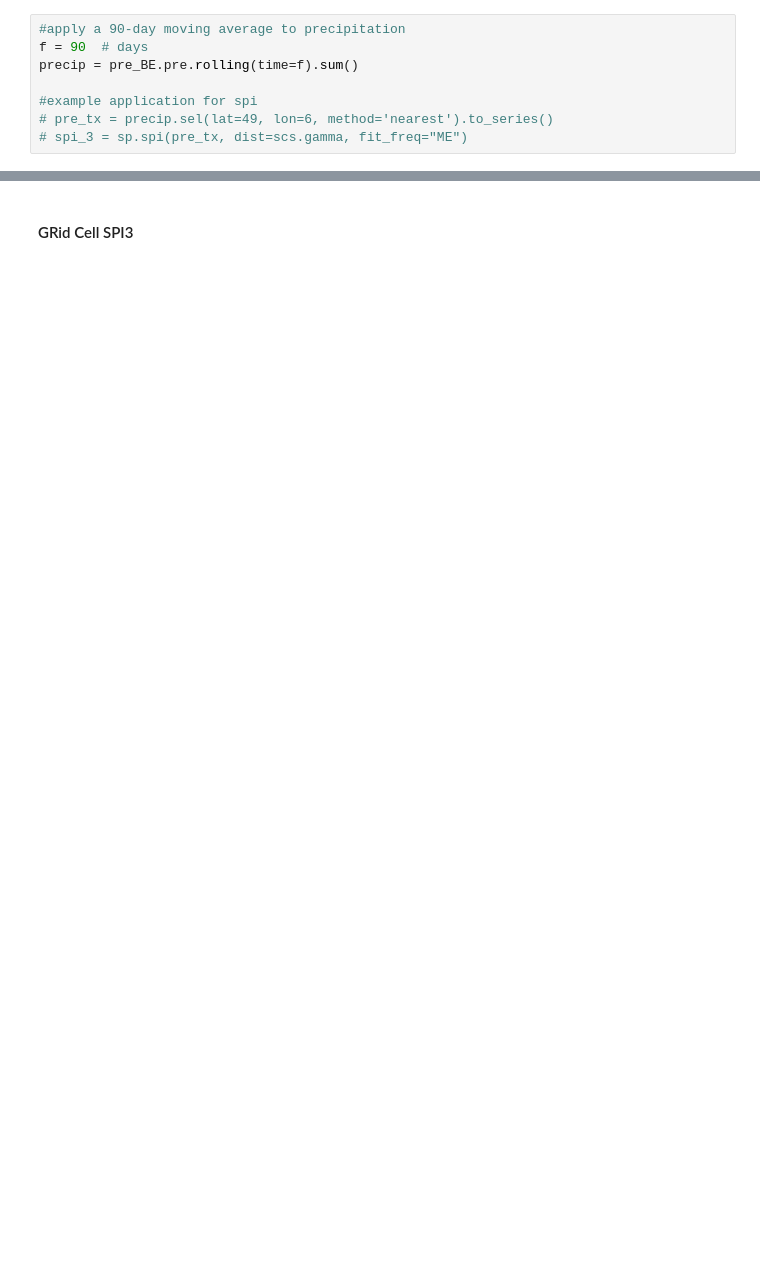
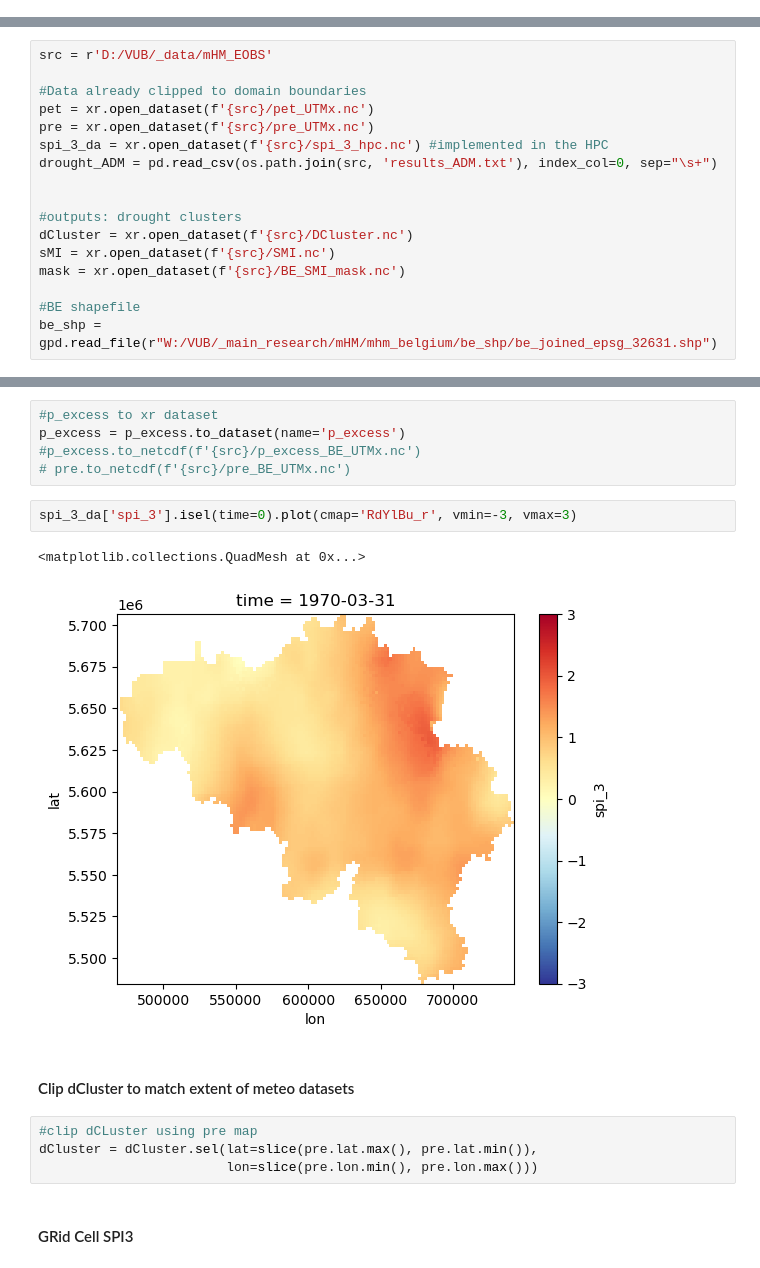
Before and after one commit to klekarkar/mHM_IO_dataprocessing, a Jupyter notebook: py_SPEI.ipynb, the cells around one changed output, grey strips where cells are left out. Drawn from its saved outputs; the diff is of its cells as text; blank space fills up the shorter version.

```diff
--- a/py_SPEI.ipynb
+++ b/py_SPEI.ipynb
@@ -34,8 +17,0 @@ pre_BE = pre_BE.sel(time=slice('1970-01-01', None))
-# %%
-#apply a 90-day moving average to precipitation
-f = 90  # days
-precip = pre_BE.pre.rolling(time=f).sum()
-
-#example application for spi
-# pre_tx = precip.sel(lat=49, lon=6, method='nearest').to_series()
-# spi_3 = sp.spi(pre_tx, dist=scs.gamma, fit_freq="ME")
@@ -70,0 +18,17 @@ for j in range(nlat):
+# %%
+src = r'D:/VUB/_data/mHM_EOBS'
+
+#Data already clipped to domain boundaries
+pet = xr.open_dataset(f'{src}/pet_UTMx.nc')
+pre = xr.open_dataset(f'{src}/pre_UTMx.nc')
+spi_3_da = xr.open_dataset(f'{src}/spi_3_hpc.nc') #implemented in the HPC
+drought_ADM = pd.read_csv(os.path.join(src, 'results_ADM.txt'), index_col=0, sep="\s+")
+
+
+#outputs: drought clusters
+dCluster = xr.open_dataset(f'{src}/DCluster.nc')
+sMI = xr.open_dataset(f'{src}/SMI.nc')
+mask = xr.open_dataset(f'{src}/BE_SMI_mask.nc')
+
+#BE shapefile
+be_shp = gpd.read_file(r"W:/VUB/_main_research/mHM/mhm_belgium/be_shp/be_joined_epsg_32631.shp")
@@ -71,2 +52,18 @@ for j in range(nlat):
+# %%
+#p_excess to xr dataset
+p_excess = p_excess.to_dataset(name='p_excess')
+#p_excess.to_netcdf(f'{src}/p_excess_BE_UTMx.nc')
+# pre.to_netcdf(f'{src}/pre_BE_UTMx.nc')
+# %%
+spi_3_da['spi_3'].isel(time=0).plot(cmap='RdYlBu_r', vmin=-3, vmax=3)
+# %% [output]
+<matplotlib.collections.QuadMesh at 0x...>
+[figure, added]
+# %% [markdown]
+#### Clip dCluster to match extent of meteo datasets
+# %%
+#clip dCLuster using pre map
+dCluster = dCluster.sel(lat=slice(pre.lat.max(), pre.lat.min()),
+                        lon=slice(pre.lon.min(), pre.lon.max()))
 # %% [markdown]
 #### GRid Cell SPI3
```
Also changed, not shown: parts of 19 cells of this notebook, 3 other files.
